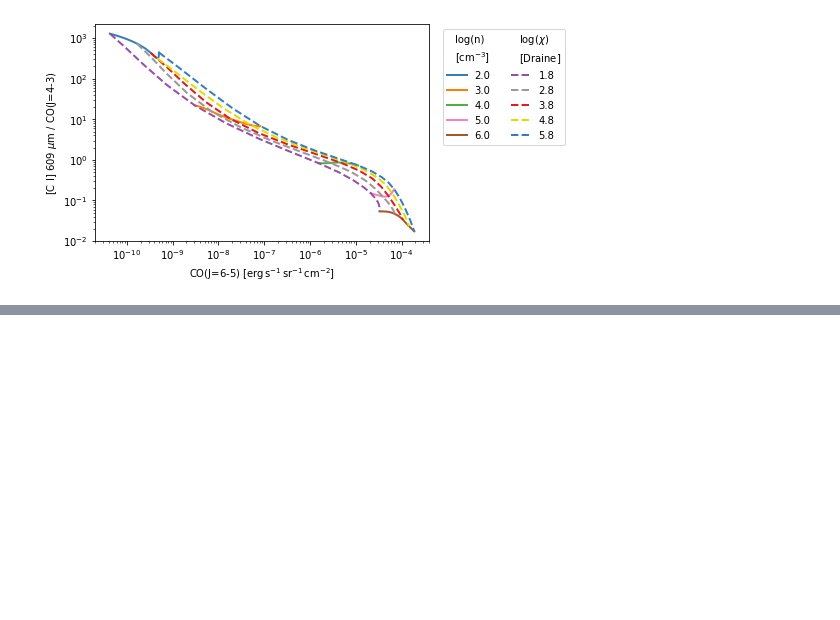
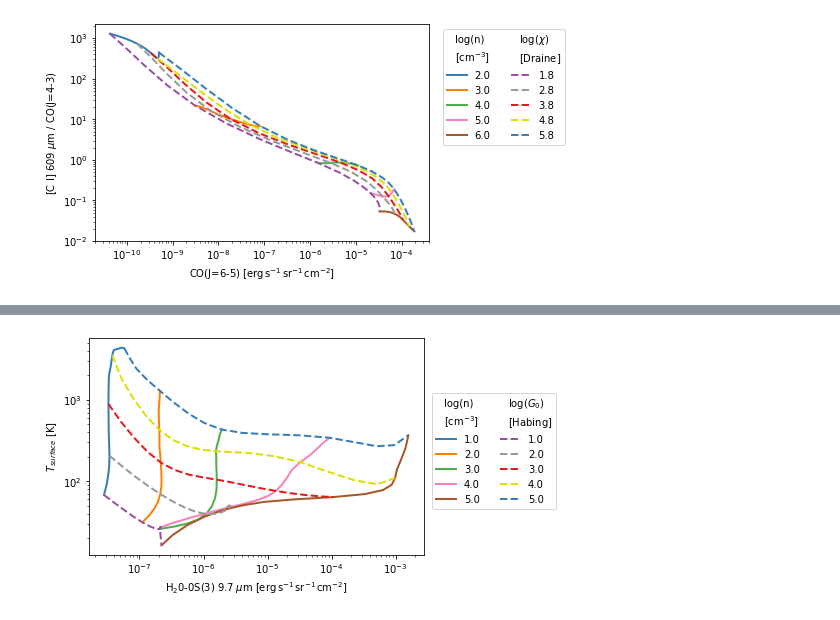
Before and after one commit to mpound/pdrtpy-nb, a Jupyter notebook: notebooks/PDRT_Example_Model_Plotting.ipynb, the cells around one changed output, grey strips where cells are left out. Cells and saved outputs as stored; diff of their text form; code cells hidden in the pictures; blank space fills up the shorter version.

```diff
--- a/notebooks/PDRT_Example_Model_Plotting.ipynb
+++ b/notebooks/PDRT_Example_Model_Plotting.ipynb
@@ -170,0 +177,7 @@ mp.savefig("CI_CO.png",bbox_inches='tight',transparent=False,facecolor='white')
+# %%
+mp.axis.set_ylabel("$T_{surface}$ [K]")
+mp.axis.legend_.set_bbox_to_anchor((1.01,0.77))
+# %%
+mp.figure
+# %% [output]
+[figure, added]
```
Also changed, not shown: parts of 5 cells of this notebook, 5 other files.
